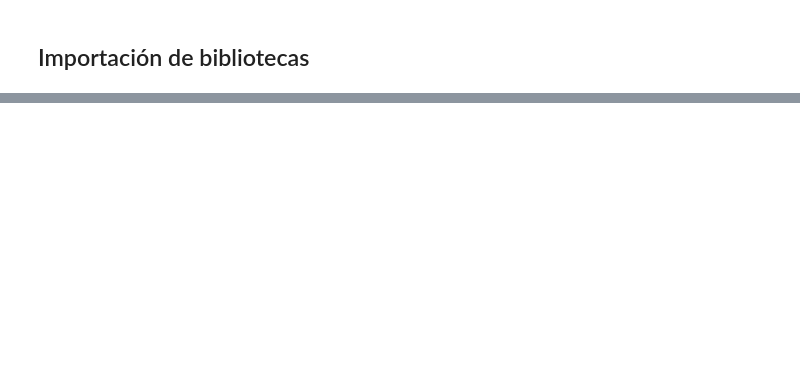
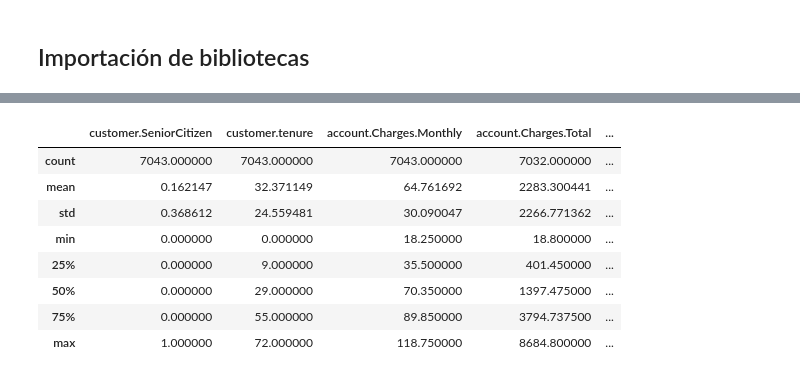
Before and after one commit to zenyonki/telecom_x_project, a Jupyter notebook: Telecom_X_MC.ipynb, the cells around one changed output, grey strips where cells are left out. Saved outputs shown, nothing was run; the diff lists cells and outputs as text; code cells hidden in the pictures; blank space fills up the shorter version.

```diff
--- a/Telecom_X_MC.ipynb
+++ b/Telecom_X_MC.ipynb
@@ -42,0 +146,3 @@ memory usage: 340.8+ KB
+# %%
+df_normalizado['account.Charges.Total'] = pd.to_numeric(df_normalizado['account.Charges.Total'], errors='coerce')
+df_normalizado['account.Charges.Total'].dtype
@@ -42,0 +151,5 @@ memory usage: 340.8+ KB
+# %%
+# Se eliminan filas vacías, deben de ser: 224
+
+df_normalizado = df_normalizado[df_normalizado['Churn'].str.strip() != '']
+print("Número de filas después de eliminar las vacías en 'Churn':", len(df_normalizado))
@@ -42,0 +191,3 @@ memory usage: 340.8+ KB
+# %%
+df_normalizado['account.Charges.Daily'] = df_normalizado['account.Charges.Monthly'] / 30
+df_normalizado['account.Charges.Daily']
@@ -42,0 +209,14 @@ memory usage: 340.8+ KB
+# %%
+df_normalizado = df_normalizado.drop('account.Charges.Daily', errors='ignore')
+# %%
+df_normalizado.describe()
+# %% [output]
+|  | customer.SeniorCitizen | customer.tenure | account.Charges.Monthly | account.Charges.Total | ... |
+| count | 7043.000000 | 7043.000000 | 7043.000000 | 7032.000000 | ... |
+| mean | 0.162147 | 32.371149 | 64.761692 | 2283.300441 | ... |
+| std | 0.368612 | 24.559481 | 30.090047 | 2266.771362 | ... |
+| min | 0.000000 | 0.000000 | 18.250000 | 18.800000 | ... |
+| 25% | 0.000000 | 9.000000 | 35.500000 | 401.450000 | ... |
+| 50% | 0.000000 | 29.000000 | 70.350000 | 1397.475000 | ... |
+| 75% | 0.000000 | 55.000000 | 89.850000 | 3794.737500 | ... |
+| max | 1.000000 | 72.000000 | 118.750000 | 8684.800000 | ... |
```
Also changed, not shown: parts of 18 cells of this notebook.
